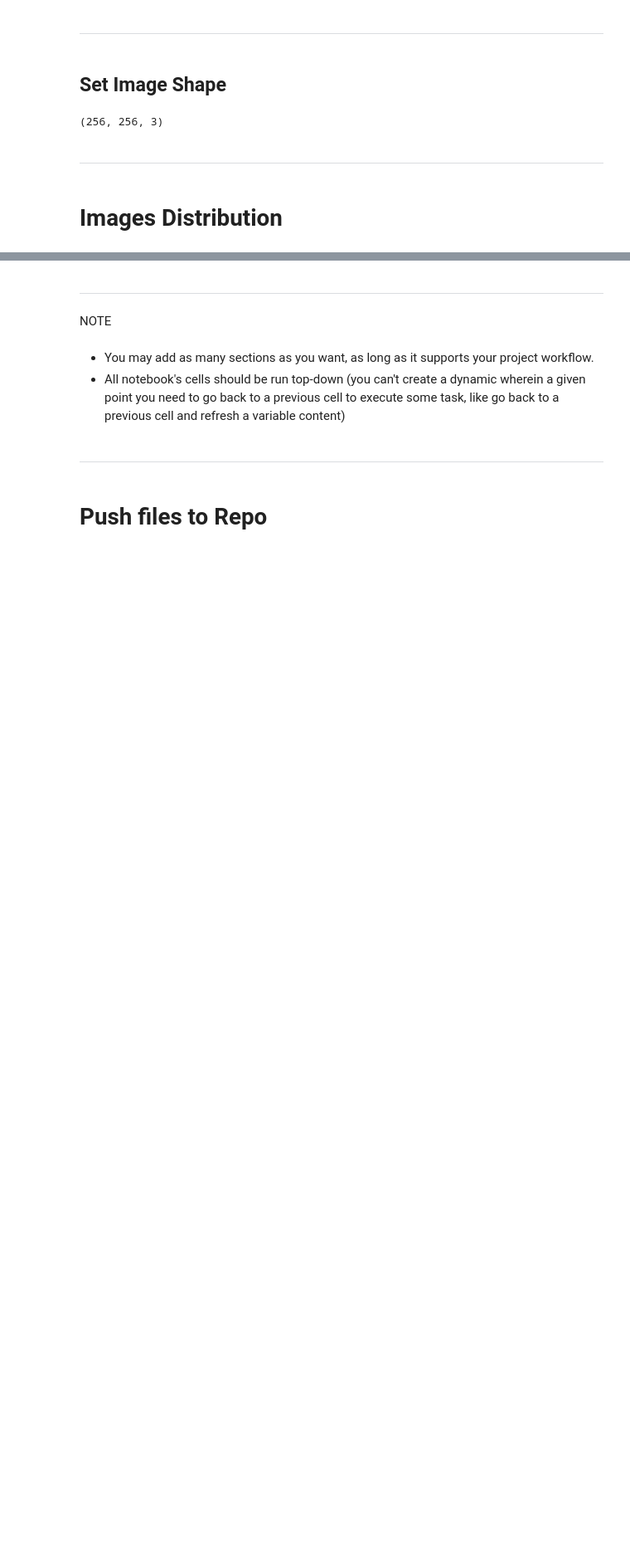
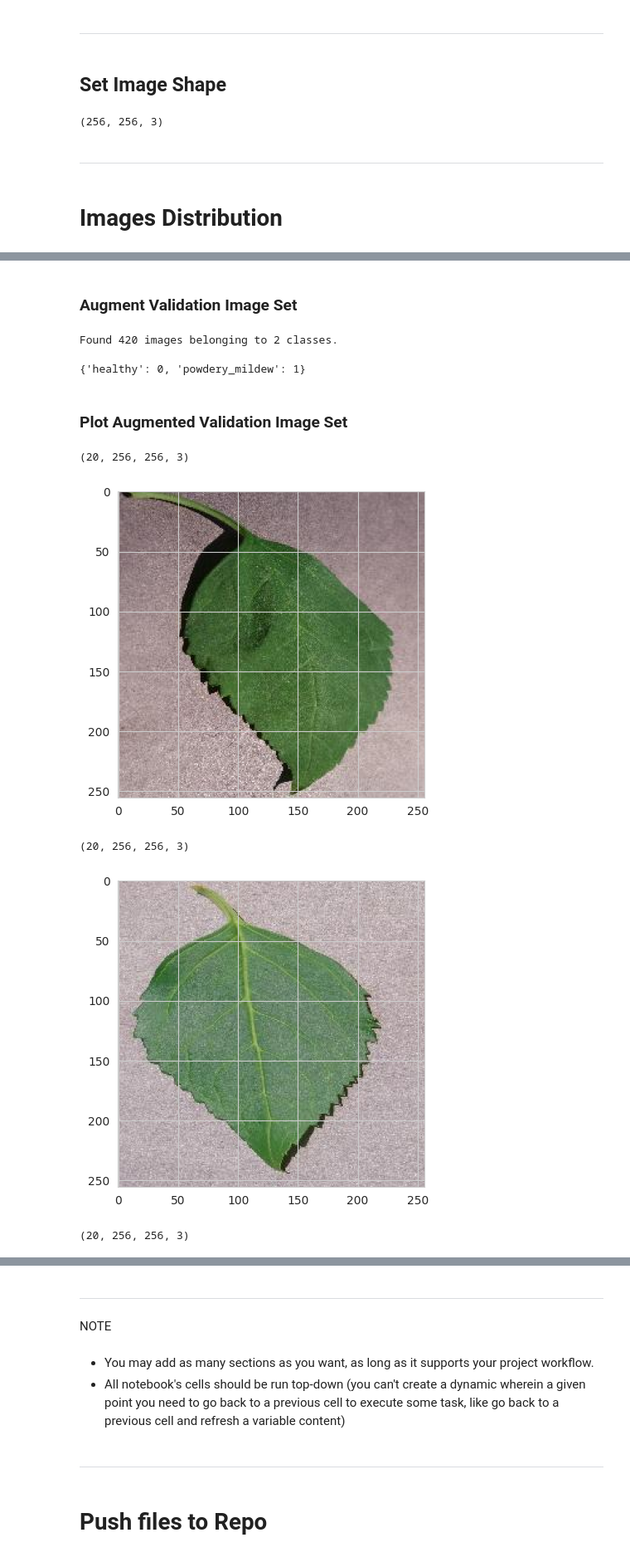
Before and after one commit to Rochilaz123/mildew-detection-in-cherry-leaves, a Jupyter notebook: jupyter_notebooks/03-Modelling and Evaluating.ipynb, the cells around one changed output, grey strips where cells are left out. Shown at 83% size. Cells and saved outputs as stored; diff of their text form; code cells hidden in the pictures; blank space fills up the shorter version.

```diff
--- a/jupyter_notebooks/03-Modelling and Evaluating.ipynb
+++ b/jupyter_notebooks/03-Modelling and Evaluating.ipynb
@@ -114,0 +200,29 @@ Section 2 content
+# %% [markdown]
+### Augment Validation Image Set
+# %%
+validation_set = ImageDataGenerator(rescale=1./255).flow_from_directory(validation_path,
+                                                                        target_size=image_shape[:2],
+                                                                        color_mode='rgb',
+                                                                        batch_size=batch_size,
+                                                                        class_mode='binary',
+                                                                        shuffle=False
+                                                                        )
+
+validation_set.class_indices
+# %% [output]
+Found 420 images belonging to 2 classes.
+{'healthy': 0, 'powdery_mildew': 1}
+# %% [markdown]
+### Plot Augmented Validation Image Set
+# %%
+for _ in range(3):
+    img, label = validation_set.next()
+    print(img.shape)
+    plt.imshow(img[0])
+    plt.show()
+# %% [output]
+(20, 256, 256, 3)
+[figure, added]
+(20, 256, 256, 3)
+[figure, added]
+(20, 256, 256, 3)
```
Also changed, not shown: parts of 22 cells of this notebook, 2 other files.
